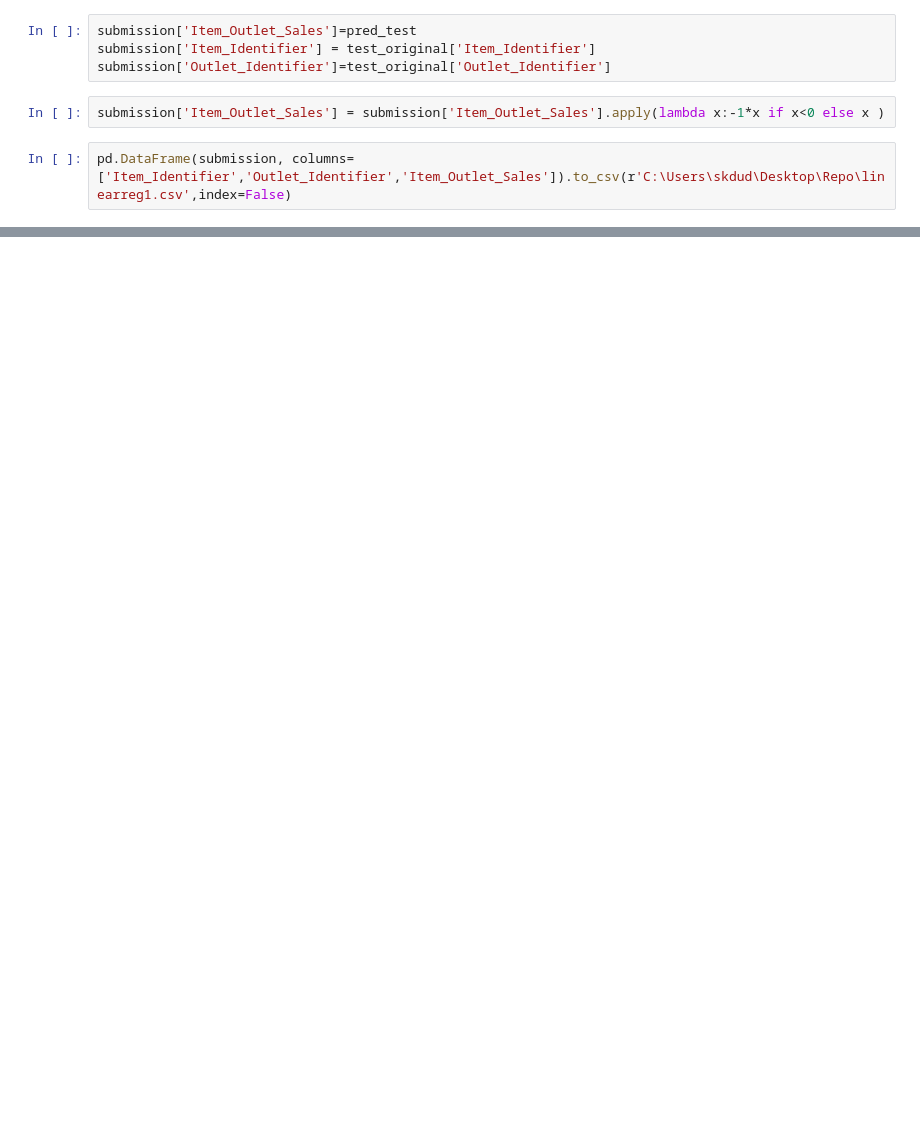
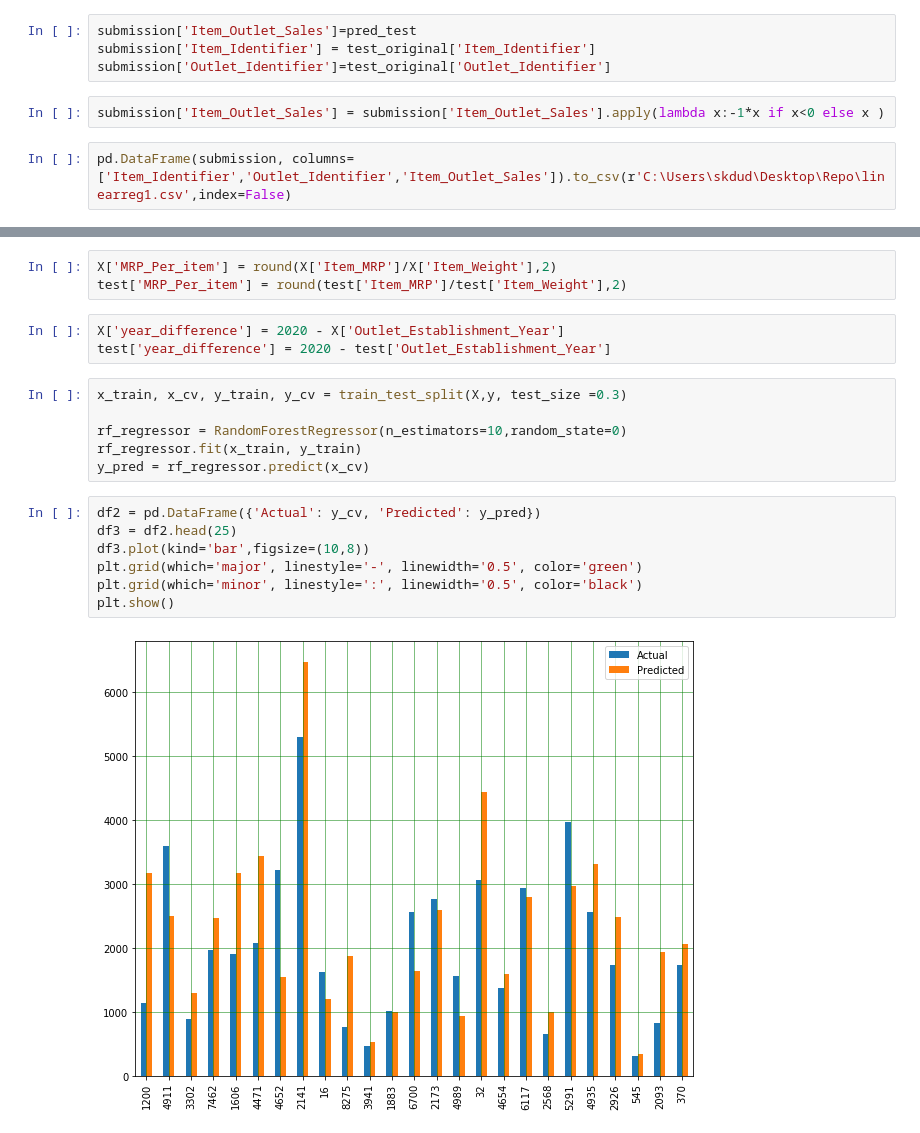
Before and after one commit to RajatDudejaj/big-mart-sales, a Jupyter notebook: BigMart_1.ipynb, the cells around one changed output, grey strips where cells are left out. Drawn from its saved outputs; the diff is of its cells as text; blank space fills up the shorter version.

```diff
--- a/BigMart_1.ipynb
+++ b/BigMart_1.ipynb
@@ -539,0 +612,21 @@ pd.DataFrame(submission, columns=['Item_Identifier','Outlet_Identifier','Item_Ou
+# %%
+X['MRP_Per_item'] = round(X['Item_MRP']/X['Item_Weight'],2)
+test['MRP_Per_item'] = round(test['Item_MRP']/test['Item_Weight'],2)
+# %%
+X['year_difference'] = 2020 - X['Outlet_Establishment_Year']
+test['year_difference'] = 2020 - test['Outlet_Establishment_Year']
+# %%
+x_train, x_cv, y_train, y_cv = train_test_split(X,y, test_size =0.3)
+
+rf_regressor = RandomForestRegressor(n_estimators=10,random_state=0)
+rf_regressor.fit(x_train, y_train)
+y_pred = rf_regressor.predict(x_cv)
+# %%
+df2 = pd.DataFrame({'Actual': y_cv, 'Predicted': y_pred})
+df3 = df2.head(25)
+df3.plot(kind='bar',figsize=(10,8))
+plt.grid(which='major', linestyle='-', linewidth='0.5', color='green')
+plt.grid(which='minor', linestyle=':', linewidth='0.5', color='black')
+plt.show()
+# %% [output]
+[figure, added]
```
Also changed, not shown: parts of 28 cells of this notebook.
